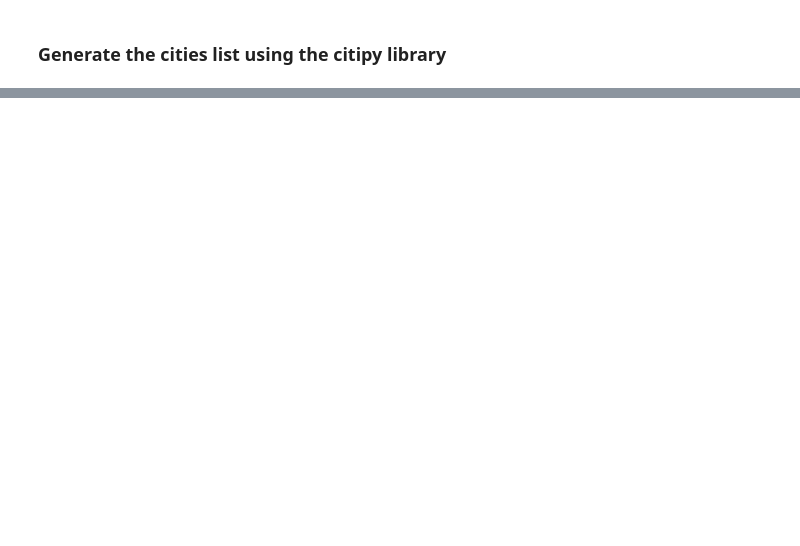
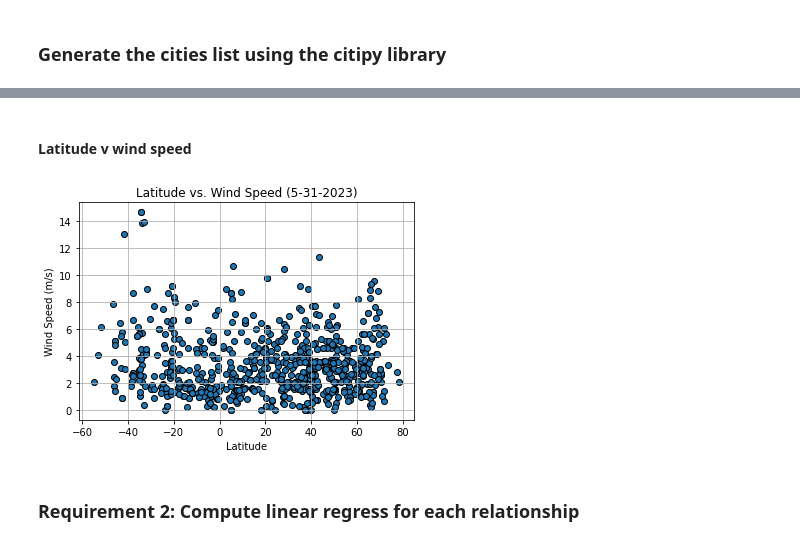
Before and after one commit to TonysTinyToes/python-api-challenge, a Jupyter notebook: WeatherPy/WeatherPy.ipynb, the cells around one changed output, grey strips where cells are left out. Saved outputs shown, nothing was run; the diff lists cells and outputs as text; code cells hidden in the pictures; blank space fills up the shorter version.

```diff
--- a/WeatherPy/WeatherPy.ipynb
+++ b/WeatherPy/WeatherPy.ipynb
@@ -25,0 +249,20 @@ IMPORTANT: PLEASE READ THIS FOR ADVICE ON HOW TO SOLVE THIS ISSUE!
+# %% [markdown]
+#### Latitude v wind speed
+# %%
+# Build the scatter plots for latitude vs. wind speed
+plt.scatter(city_data_df['Lat'], city_data_df['Wind Speed'], edgecolors='black' )
+# Incorporate the other graph properties
+plt.title("Latitude vs. Wind Speed (5-31-2023)")
+plt.xlabel("Latitude")
+plt.ylabel("Wind Speed (m/s)")
+plt.grid(True)
+
+# Save the figure
+plt.savefig("output_data/latitude_v_wind_speed.png")
+
+# Show plot
+plt.show()
+# %% [output]
+[figure, added]
+# %% [markdown]
+### Requirement 2: Compute linear regress for each relationship
```
Also changed, not shown: parts of 33 cells of this notebook, 5 other files.
